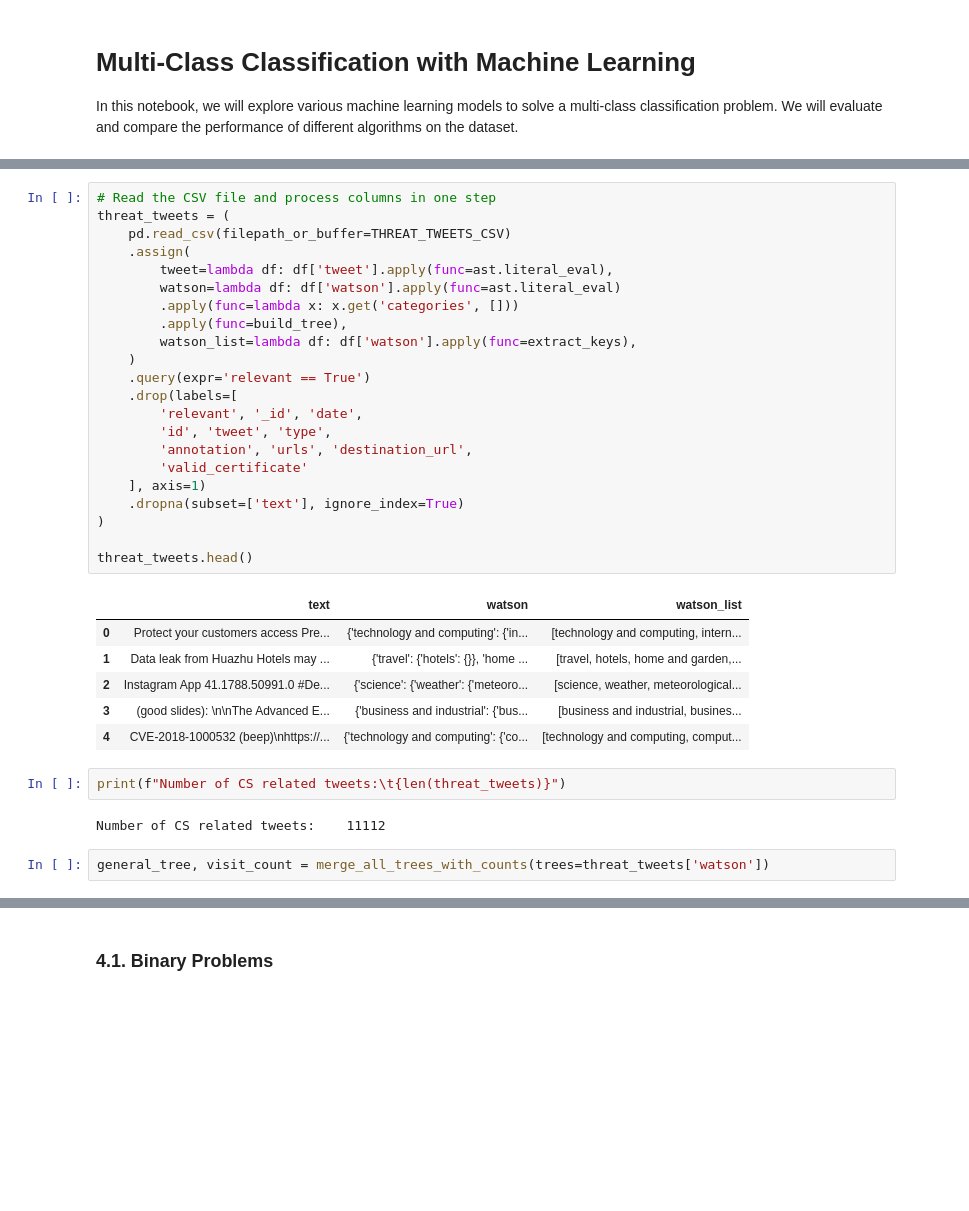
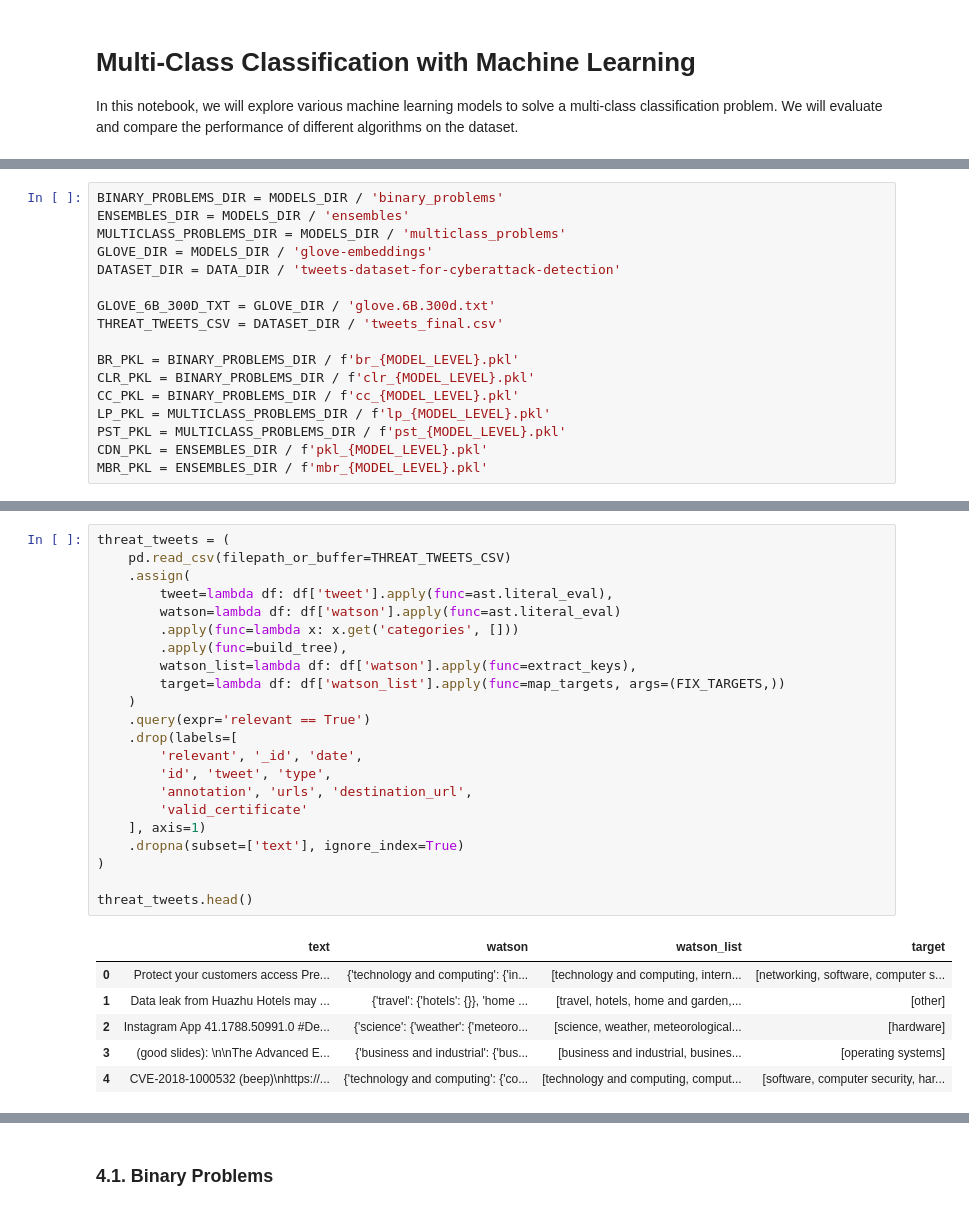
Before and after one commit to IrfEazy/msc-thesis, a Jupyter notebook: MultiLabelClassification.ipynb, the cells around one changed output, grey strips where cells are left out. Cells and saved outputs as stored; diff of their text form; blank space fills up the shorter version.

```diff
--- a/MultiLabelClassification.ipynb
+++ b/MultiLabelClassification.ipynb
@@ -34,0 +109,17 @@ random.seed(RANDOM_STATE)
+# %%
+BINARY_PROBLEMS_DIR = MODELS_DIR / 'binary_problems'
+ENSEMBLES_DIR = MODELS_DIR / 'ensembles'
+MULTICLASS_PROBLEMS_DIR = MODELS_DIR / 'multiclass_problems'
+GLOVE_DIR = MODELS_DIR / 'glove-embeddings'
+DATASET_DIR = DATA_DIR / 'tweets-dataset-for-cyberattack-detection'
+
+GLOVE_6B_300D_TXT = GLOVE_DIR / 'glove.6B.300d.txt'
+THREAT_TWEETS_CSV = DATASET_DIR / 'tweets_final.csv'
+
+BR_PKL = BINARY_PROBLEMS_DIR / f'br_{MODEL_LEVEL}.pkl'
+CLR_PKL = BINARY_PROBLEMS_DIR / f'clr_{MODEL_LEVEL}.pkl'
+CC_PKL = BINARY_PROBLEMS_DIR / f'cc_{MODEL_LEVEL}.pkl'
+LP_PKL = MULTICLASS_PROBLEMS_DIR / f'lp_{MODEL_LEVEL}.pkl'
+PST_PKL = MULTICLASS_PROBLEMS_DIR / f'pst_{MODEL_LEVEL}.pkl'
+CDN_PKL = ENSEMBLES_DIR / f'pkl_{MODEL_LEVEL}.pkl'
+MBR_PKL = ENSEMBLES_DIR / f'mbr_{MODEL_LEVEL}.pkl'
@@ -77,35 +160,29 @@ Load the dataset, inspect its structure, and preprocess it for machine learning
 # %%
-# Read the CSV file and process columns in one step
 threat_tweets = (
     pd.read_csv(filepath_or_buffer=THREAT_TWEETS_CSV)
     .assign(
         tweet=lambda df: df['tweet'].apply(func=ast.literal_eval),
         watson=lambda df: df['watson'].apply(func=ast.literal_eval)
         .apply(func=lambda x: x.get('categories', []))
         .apply(func=build_tree),
         watson_list=lambda df: df['watson'].apply(func=extract_keys),
+        target=lambda df: df['watson_list'].apply(func=map_targets, args=(FIX_TARGETS,))
     )
     .query(expr='relevant == True')
     .drop(labels=[
         'relevant', '_id', 'date',
         'id', 'tweet', 'type',
         'annotation', 'urls', 'destination_url',
         'valid_certificate'
     ], axis=1)
     .dropna(subset=['text'], ignore_index=True)
 )
 
 threat_tweets.head()
 # %% [output]
-|  | text | watson | watson_list |
-| 0 | Protect your customers access Pre... | {'technology and computing': {'in... | [technology and computing, intern... |
-| 1 | Data leak from Huazhu Hotels may ... | {'travel': {'hotels': {}}, 'home ... | [travel, hotels, home and garden,... |
-| 2 | Instagram App 41.1788.50991.0 #De... | {'science': {'weather': {'meteoro... | [science, weather, meteorological... |
-| 3 | (good slides): \n\nThe Advanced E... | {'business and industrial': {'bus... | [business and industrial, busines... |
-| 4 | CVE-2018-1000532 (beep)\nhttps://... | {'technology and computing': {'co... | [technology and computing, comput... |
+|  | text | watson | watson_list | target |
+| 0 | Protect your customers access Pre... | {'technology and computing': {'in... | [technology and computing, intern... | [networking, software, computer s... |
+| 1 | Data leak from Huazhu Hotels may ... | {'travel': {'hotels': {}}, 'home ... | [travel, hotels, home and garden,... | [other] |
+| 2 | Instagram App 41.1788.50991.0 #De... | {'science': {'weather': {'meteoro... | [science, weather, meteorological... | [hardware] |
+| 3 | (good slides): \n\nThe Advanced E... | {'business and industrial': {'bus... | [business and industrial, busines... | [operating systems] |
+| 4 | CVE-2018-1000532 (beep)\nhttps://... | {'technology and computing': {'co... | [technology and computing, comput... | [software, computer security, har... |
-# %%
-print(f"Number of CS related tweets:\t{len(threat_tweets)}")
-# %% [output]
-Number of CS related tweets:    11112
-# %%
-general_tree, visit_count = merge_all_trees_with_counts(trees=threat_tweets['watson'])
```
Also changed, not shown: parts of 101 cells of this notebook.
